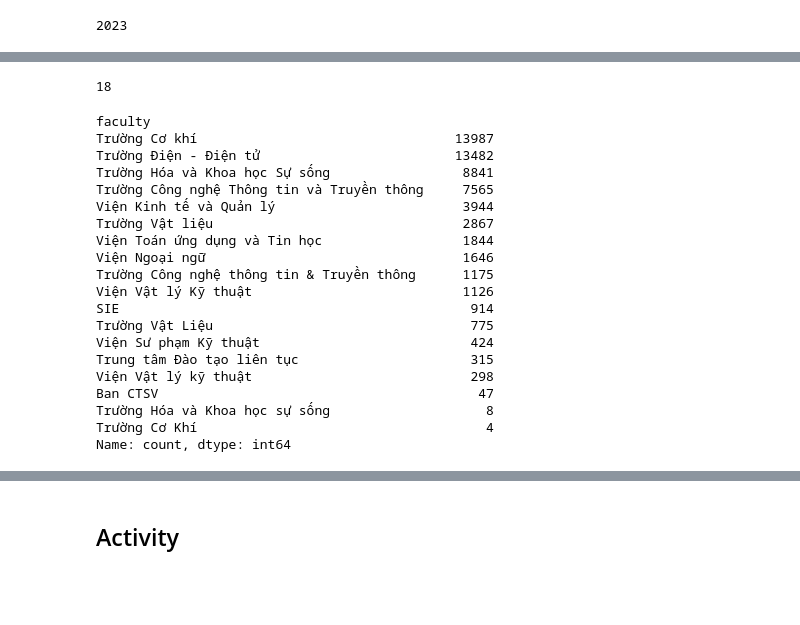
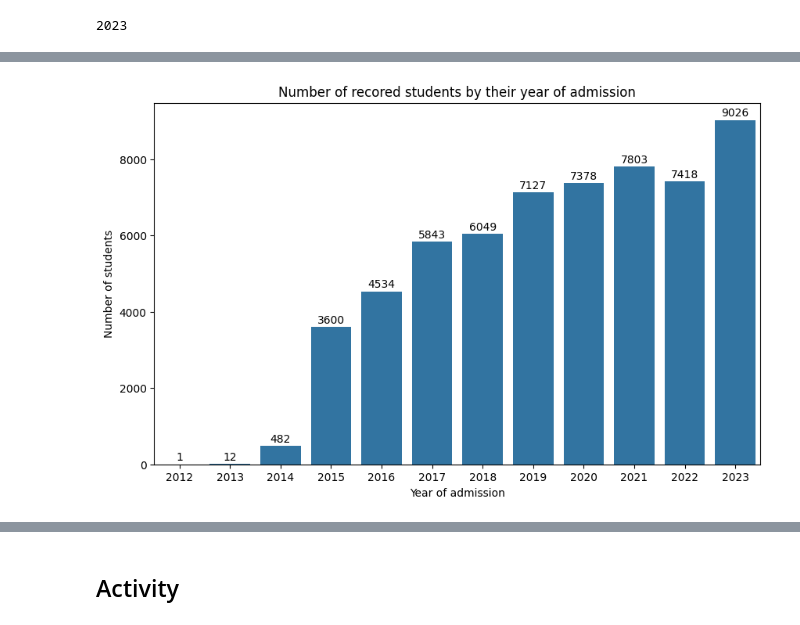
Before and after one commit to qducnguyen/reHUSTER-ctsv, a Jupyter notebook: notebooks/3_eda.ipynb, the cells around one changed output, grey strips where cells are left out. Drawn from its saved outputs; the diff is of its cells as text; code cells hidden in the pictures; blank space fills up the shorter version.

Commit message:
first visualize

```diff
--- a/notebooks/3_eda.ipynb
+++ b/notebooks/3_eda.ipynb
@@ -78,27 +61,15 @@ sns.barplot(x=range(2012, 2024), y = year_of_start.value_counts().sort_index().t
-# %%
-df_user.faculty.nunique()
-# %% [output]
-18
-# %%
-df_user.faculty.value_counts()
-# %% [output]
-faculty
-Trường Cơ khí                                 13987
-Trường Điện - Điện tử                         13482
-Trường Hóa và Khoa học Sự sống                 8841
-Trường Công nghệ Thông tin và Truyền thông     7565
-Viện Kinh tế và Quản lý                        3944
-Trường Vật liệu                                2867
-Viện Toán ứng dụng và Tin học                  1844
-Viện Ngoại ngữ                                 1646
-Trường Công nghệ thông tin & Truyền thông      1175
-Viện Vật lý Kỹ thuật                           1126
-SIE                                             914
-Trường Vật Liệu                                 775
-Viện Sư phạm Kỹ thuật                           424
-Trung tâm Đào tạo liên tục                      315
-Viện Vật lý kỹ thuật                            298
-Ban CTSV                                         47
-Trường Hóa và Khoa học sự sống                    8
-Trường Cơ Khí                                     4
-Name: count, dtype: int64
+# %%
+std_by_years = year_of_start.value_counts().sort_index()
+years = std_by_years.index
+num_std = std_by_years.values
+# %%
+plt.figure(figsize=(10, 6))
+sns.barplot(x=years, y=num_std)
+for i in range(len(years)):
+    plt.text(i, num_std[i] + 100, num_std[i], ha = 'center')
+plt.xlabel("Year of admission")
+plt.ylabel("Number of students")
+plt.title("Number of recored students by their year of admission")
+plt.show()
+# %% [output]
+[figure, added]
```
Also changed, not shown: parts of 21 cells of this notebook.
